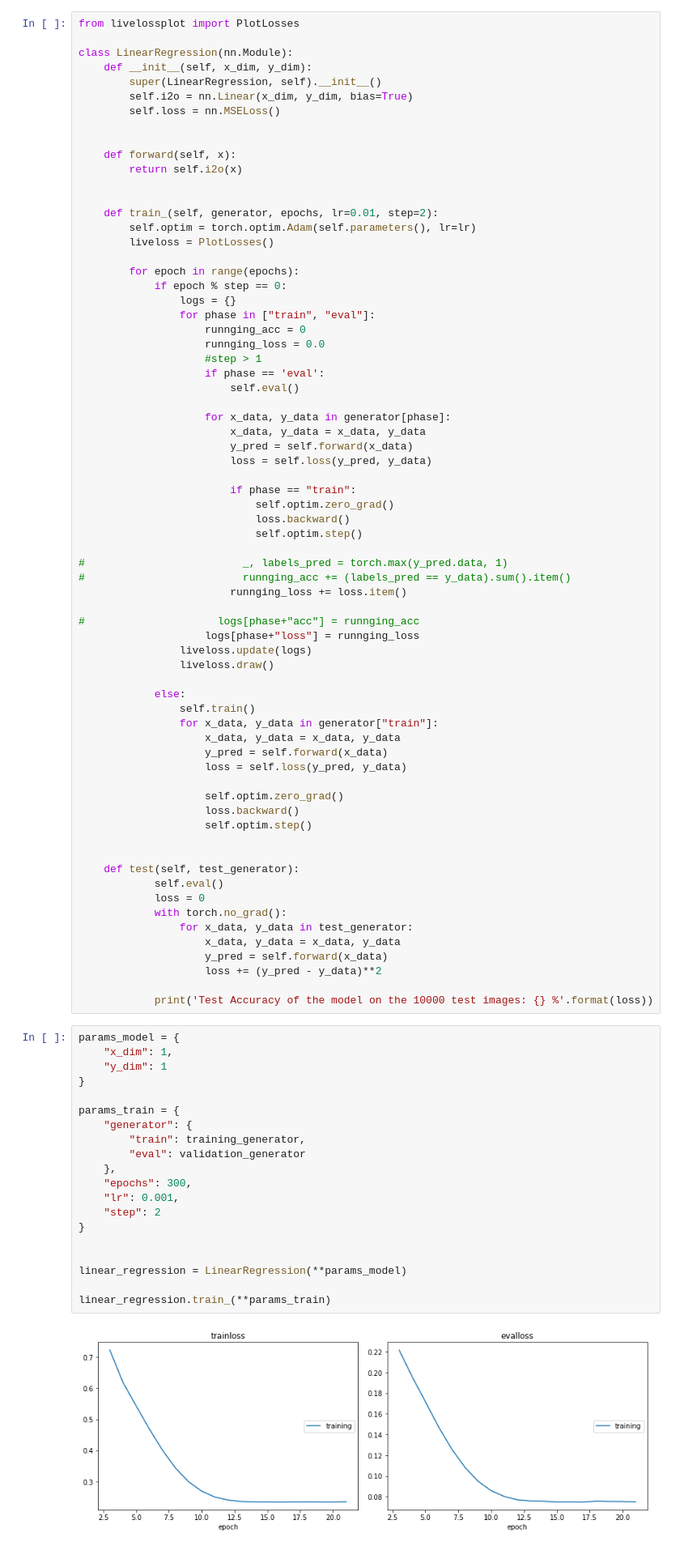
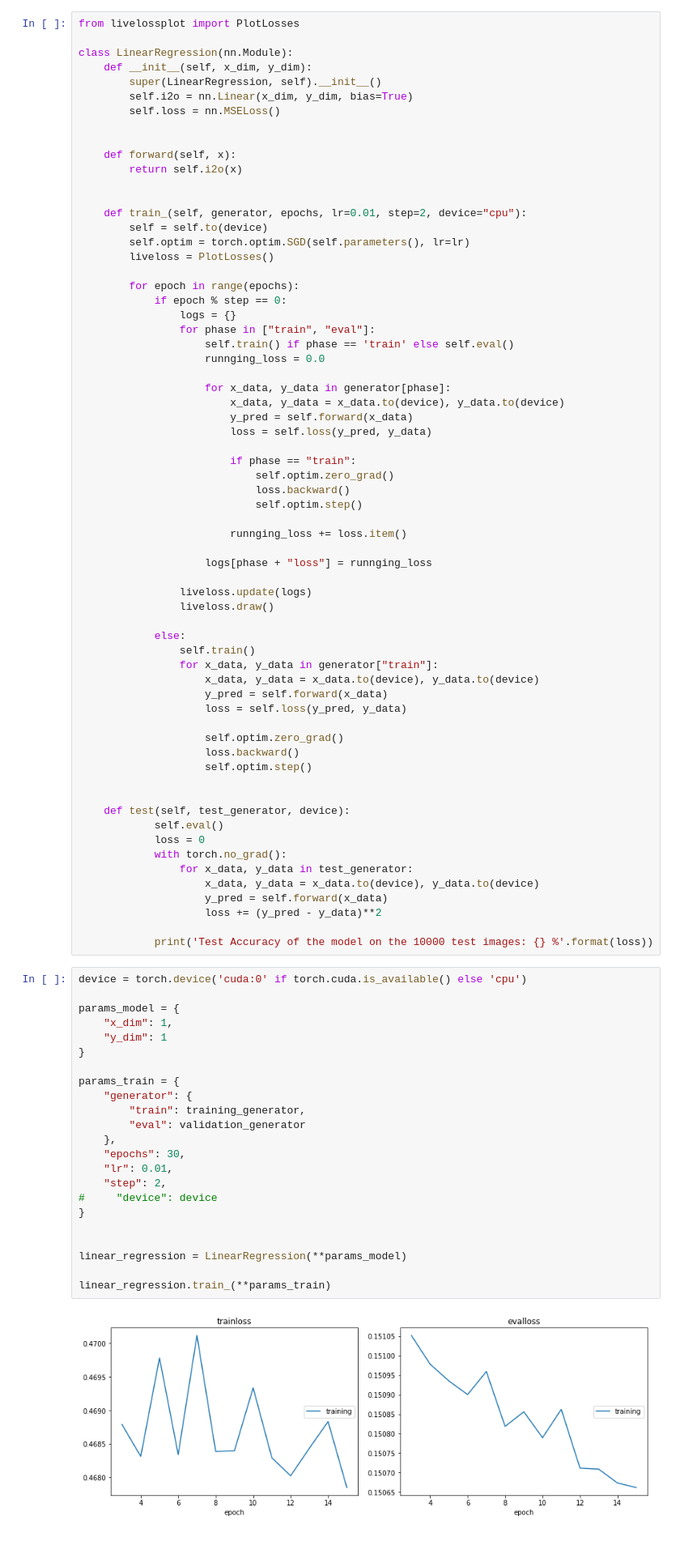
Before and after one commit to BartekKrzepkowski/BDPolska_Assignments, a Jupyter notebook: image2text/sm_adv.ipynb, the cells around one changed output. Shown: that part at 81% size. Cells and saved outputs as stored; diff of their text form.

```diff
--- a/image2text/sm_adv.ipynb
+++ b/image2text/sm_adv.ipynb
@@ -269,22 +252,20 @@ class LinearRegression(nn.Module):
         return self.i2o(x)
 
 
-    def train_(self, generator, epochs, lr=0.01, step=2):
-        self.optim = torch.optim.Adam(self.parameters(), lr=lr)
+    def train_(self, generator, epochs, lr=0.01, step=2, device="cpu"):
+        self = self.to(device)
+        self.optim = torch.optim.SGD(self.parameters(), lr=lr)
         liveloss = PlotLosses()
 
         for epoch in range(epochs):
             if epoch % step == 0:
                 logs = {}
                 for phase in ["train", "eval"]:
-                    runnging_acc = 0
+                    self.train() if phase == 'train' else self.eval()
                     runnging_loss = 0.0
-                    #step > 1
-                    if phase == 'eval':
-                        self.eval()
 
                     for x_data, y_data in generator[phase]:
-                        x_data, y_data = x_data, y_data
+                        x_data, y_data = x_data.to(device), y_data.to(device)
                         y_pred = self.forward(x_data)
                         loss = self.loss(y_pred, y_data)
 
@@ -293,19 +274,17 @@ class LinearRegression(nn.Module):
                             loss.backward()
                             self.optim.step()
 
-#                         _, labels_pred = torch.max(y_pred.data, 1)
-#                         runnging_acc += (labels_pred == y_data).sum().item()
                         runnging_loss += loss.item()
 
-#                     logs[phase+"acc"] = runnging_acc
-                    logs[phase+"loss"] = runnging_loss
+                    logs[phase + "loss"] = runnging_loss
+
                 liveloss.update(logs)
                 liveloss.draw()
 
             else:
                 self.train()
                 for x_data, y_data in generator["train"]:
-                    x_data, y_data = x_data, y_data
+                    x_data, y_data = x_data.to(device), y_data.to(device)
                     y_pred = self.forward(x_data)
                     loss = self.loss(y_pred, y_data)
 
@@ -314,36 +293,39 @@ class LinearRegression(nn.Module):
                     self.optim.step()
 
 
-    def test(self, test_generator):
+    def test(self, test_generator, device):
             self.eval()
             loss = 0
             with torch.no_grad():
                 for x_data, y_data in test_generator:
-                    x_data, y_data = x_data, y_data
+                    x_data, y_data = x_data.to(device), y_data.to(device)
                     y_pred = self.forward(x_data)
                     loss += (y_pred - y_data)**2
 
             print('Test Accuracy of the model on the 10000 test images: {} %'.format(loss))
 # %%
+device = torch.device('cuda:0' if torch.cuda.is_available() else 'cpu')
+
 params_model = {
     "x_dim": 1,
     "y_dim": 1
 }
 
 params_train = {
     "generator": {
         "train": training_generator,
         "eval": validation_generator
     },
-    "epochs": 300,
-    "lr": 0.001,
-    "step": 2
+    "epochs": 30,
+    "lr": 0.01,
+    "step": 2,
+#     "device": device
 }
 
 
 linear_regression = LinearRegression(**params_model)
 
 linear_regression.train_(**params_train)
 # %% [output]
-[figure, old version]
+[figure, new version]
 trainloss:
```
Also changed, not shown: parts of 6 cells of this notebook.
